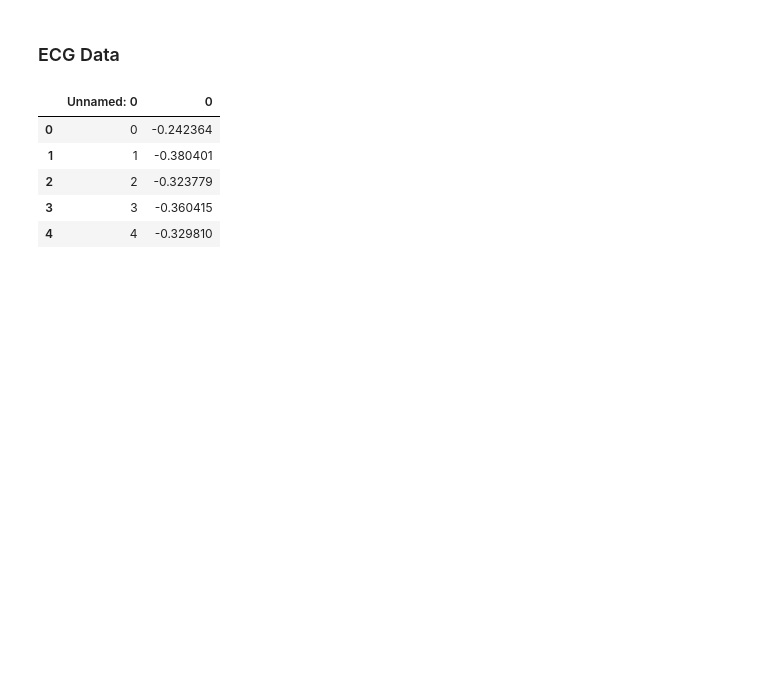
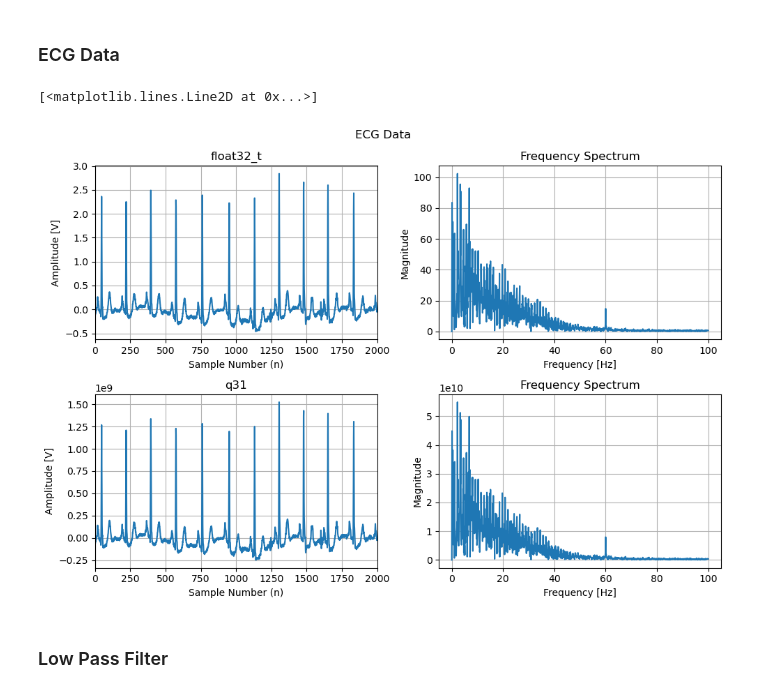
Before and after one commit to bryanmcelvy/microHeartMonitor, a Jupyter notebook: tools/filter_design/daq_filt_fixedpoint.ipynb, the cells around one changed output. Saved outputs shown, nothing was run; the diff lists cells and outputs as text; code cells hidden in the pictures; blank space fills up the shorter version.

```diff
--- a/tools/filter_design/daq_filt_fixedpoint.ipynb
+++ b/tools/filter_design/daq_filt_fixedpoint.ipynb
@@ -14,3 +15,9 @@ SCALE_FACTOR = 3.3
+# %%
+def normalize(xn):
+    return (xn - np.min(xn)) / (np.max(xn) - np.min(xn))
+
+def standardize(xn):
+    return ( xn - np.mean(xn) ) / np.std(xn)
 # %% [markdown]
 ## Filters
 # %% [markdown]
@@ -113,15 +122,60 @@ print(max(np.abs(a_notch)))
 ## Tests
 # %% [markdown]
 ### ECG Data
-# %%
-ecgDataFrame = pd.read_csv("../data/csv/101.csv")
-ecgDataFrame.set
-
-ecgDataFrame.head()
-# %% [output]
-|  | Unnamed: 0 | 0 |
-| 0 | 0 | -0.242364 |
-| 1 | 1 | -0.380401 |
-| 2 | 2 | -0.323779 |
-| 3 | 3 | -0.360415 |
-| 4 | 4 | -0.329810 |
+# %%
+N = 2000
+n = np.arange(N)
+
+xn_raw_f32 = pd.read_csv("../data/csv/101.csv").iloc[:N, 1].to_numpy()
+xn_raw_f32 = 3.3 * normalize(xn_raw_f32)
+xn_raw_f32 -= np.mean(xn_raw_f32)
+
+Xf = np.abs( rfft(xn_raw_f32, N) )
+f = rfftfreq(len(xn_raw_f32), d=1/fs)
+# %%
+xn_raw_q31 = cmsis.arm_float_to_q31(xn_raw_f32 / SCALE_FACTOR)
+
+Xf_q31 = np.abs( rfft(xn_raw_q31, N) )
+# %%
+fig, axs = plt.subplots(2, 2, tight_layout=True, figsize=[10, 7])
+fig.suptitle("ECG Data")
+
+for idx, row in enumerate(axs):
+    plt.sca(row[0])
+    plt.xlim([0, N])
+    plt.xlabel("Sample Number (n)")
+    plt.ylabel("Amplitude [V]")
+    plt.title("float32_t" if (idx == 0) else "q31")
+
+    plt.sca(row[1])
+    plt.xlabel("Frequency [Hz]")
+    plt.ylabel("Magnitude")
+    plt.title("Frequency Spectrum")
+
+for row in axs:
+    for col in row:
+        plt.sca(col)
+        plt.grid(True)
+
+################################################################################
+# float32
+################################################################################
+plt.sca(axs[0][0])
+plt.plot(n, xn_raw_f32)
+
+plt.sca(axs[0][1])
+plt.plot(f, Xf)
+
+################################################################################
+# q31
+################################################################################
+plt.sca(axs[1][0])
+plt.plot(n, xn_raw_q31)
+
+plt.sca(axs[1][1])
+plt.plot(f, Xf_q31)
+# %% [output]
+[<matplotlib.lines.Line2D at 0x...>]
+[figure, added]
+# %% [markdown]
+### Low Pass Filter
```
Also changed, not shown: parts of 18 cells of this notebook.
